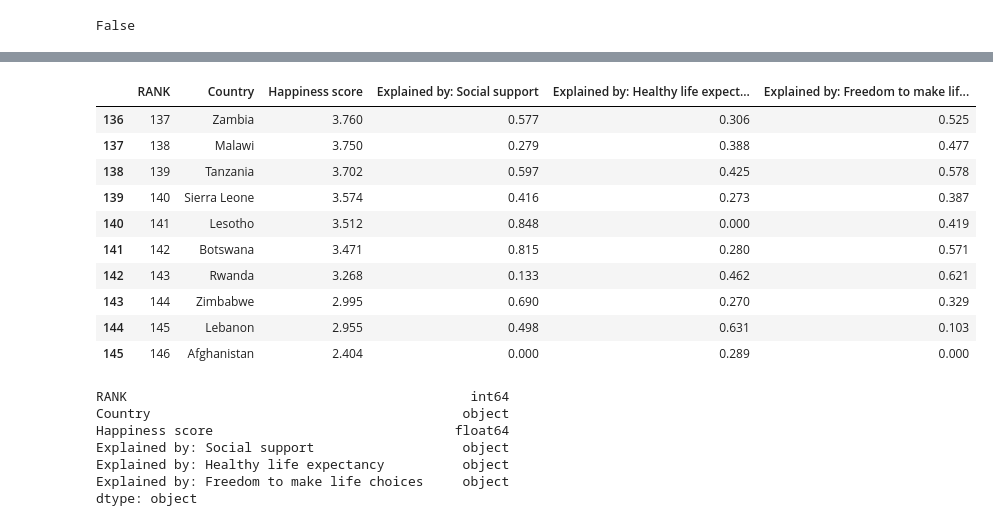
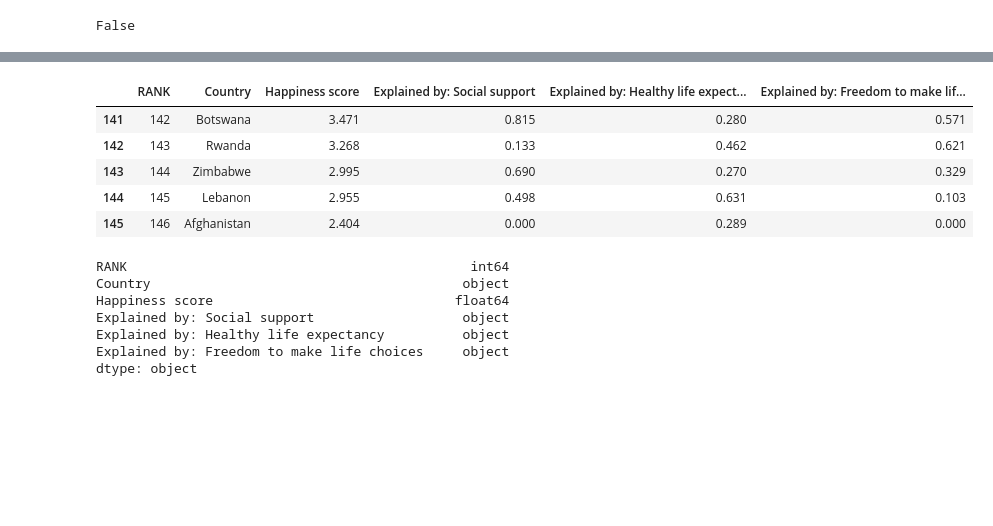
Before and after one commit to shroomtoastie/World_Happiness_project, a Jupyter notebook: main.ipynb, the cells around one changed output, grey strips where cells are left out. Drawn from its saved outputs; the diff is of its cells as text; code cells hidden in the pictures; blank space fills up the shorter version.

```diff
--- a/main.ipynb
+++ b/main.ipynb
@@ -242,4 +180,0 @@ happy_df22.tail(10)
-# %%
-happy_df22.drop(146, axis=0, inplace=True)
-
-happy_df22.tail()
@@ -253,4 +181,6 @@ happy_df22.tail()
 # %%
-print(happy_df22.isnull().any().any())
+happy22_clean = happy_df22.dropna()
+
+print(happy22_clean.isnull().any().any())
 # %% [output]
 False
@@ -257,2 +194,4 @@ False
 # %%
-happy_df22['Happiness score'] = happy_df22['Happiness score'].str.replace(',', '.', regex=False)
+happy22_clean['Happiness score'] = happy22_clean['Happiness score'].str.replace(',', '.', regex=False)
+
+happy22_clean.head()
@@ -268,2 +205,4 @@ happy_df22.head()
 # %%
-happy_df22['Country'] = happy_df22['Country'].str.replace('*', '', regex=False)
+happy22_clean['Country'] = happy22_clean['Country'].str.replace('*', '', regex=False)
+
+happy22_clean.tail(15)
@@ -290,23 +226,18 @@ happy_df22.tail(20)
 # %%
 edit_cols = {
     'Explained by: GDP per capita': {',': '.'},
     'Explained by: Social support': {',': '.'},
     'Explained by: Healthy life expectancy': {',': '.'},
     'Explained by: Freedom to make life choices': {',':'.'},
     'Explained by: Generosity': {',':'.'},
     'Explained by: Perceptions of corruption': {',':'.'}
 }
 
-happy_df22 = happy_df22.replace(edit_cols, regex=True)
+happy22_clean = happy22_clean.replace(edit_cols, regex=True)
 
-happy_df22.tail(10)
+happy22_clean.tail()
 # %% [output]
 |  | RANK | Country | Happiness score | Explained by: Social support | Explained by: Healthy life expect... | Explained by: Freedom to make lif... |
-| 136 | 137 | Zambia | 3.760 | 0.577 | 0.306 | 0.525 |
-| 137 | 138 | Malawi | 3.750 | 0.279 | 0.388 | 0.477 |
-| 138 | 139 | Tanzania | 3.702 | 0.597 | 0.425 | 0.578 |
-| 139 | 140 | Sierra Leone | 3.574 | 0.416 | 0.273 | 0.387 |
-| 140 | 141 | Lesotho | 3.512 | 0.848 | 0.000 | 0.419 |
 | 141 | 142 | Botswana | 3.471 | 0.815 | 0.280 | 0.571 |
 | 142 | 143 | Rwanda | 3.268 | 0.133 | 0.462 | 0.621 |
 | 143 | 144 | Zimbabwe | 2.995 | 0.690 | 0.270 | 0.329 |
```
Also changed, not shown: parts of 33 cells of this notebook, 2 other files.
